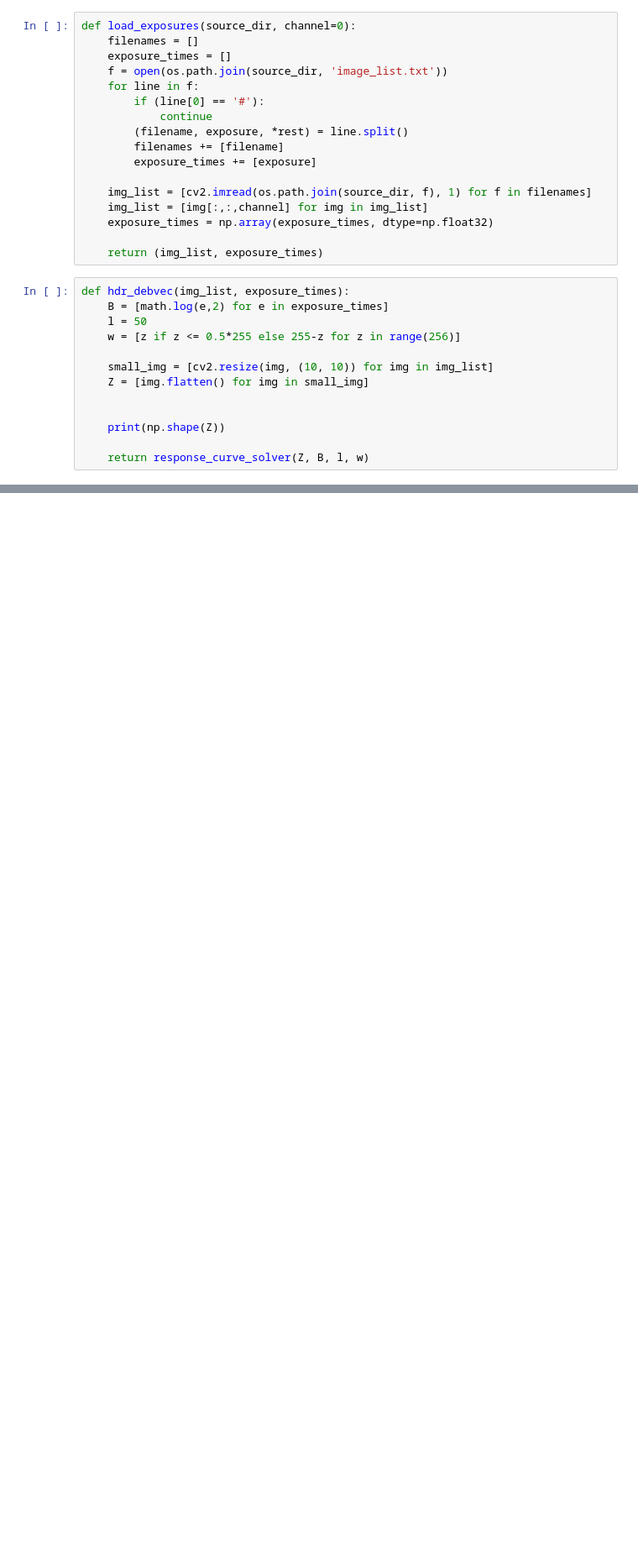
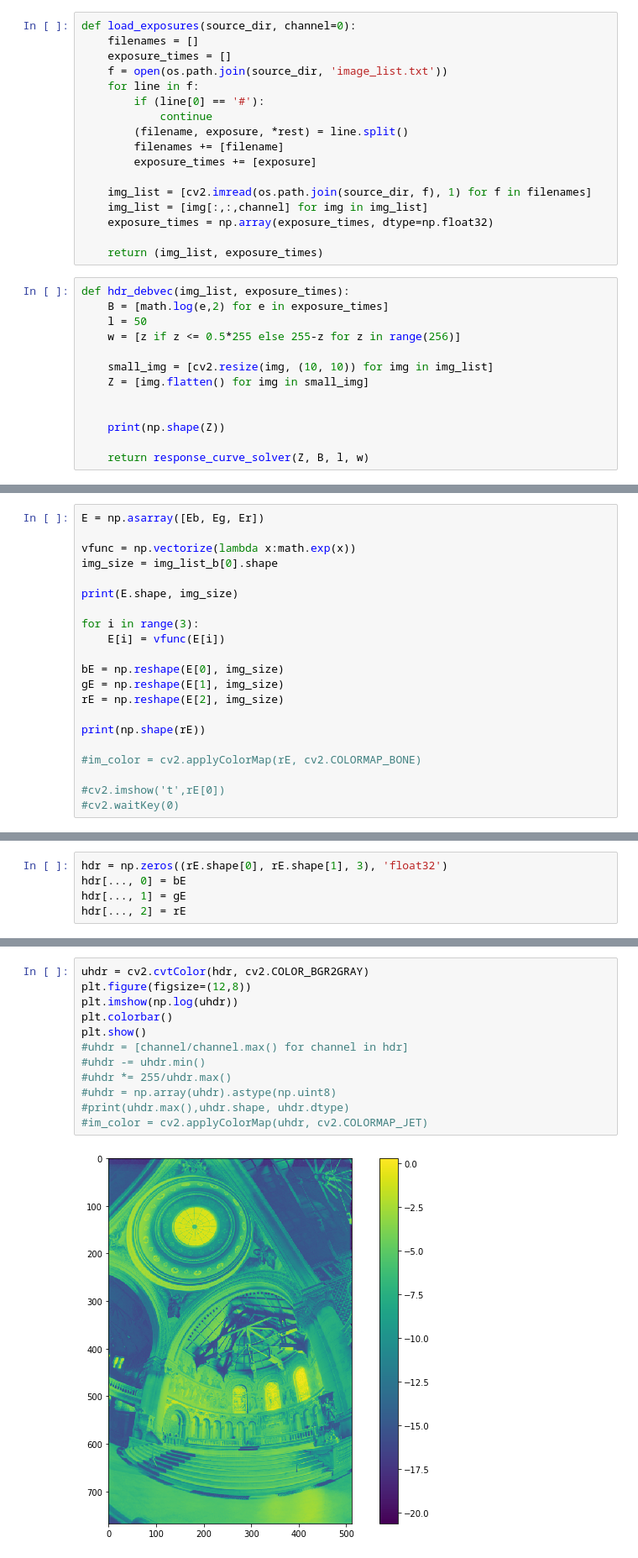
Before and after one commit to SSARCandy/HDR-imaging, a Jupyter notebook: HDR-playground.ipynb, the cells around one changed output, grey strips where cells are left out. Shown at 84% size. Saved outputs shown, nothing was run; the diff lists cells and outputs as text; blank space fills up the shorter version.

```diff
--- a/HDR-playground.ipynb
+++ b/HDR-playground.ipynb
@@ -118,0 +155,21 @@ plt.show()
+# %%
+E = np.asarray([Eb, Eg, Er])
+
+vfunc = np.vectorize(lambda x:math.exp(x))
+img_size = img_list_b[0].shape
+
+print(E.shape, img_size)
+
+for i in range(3):
+    E[i] = vfunc(E[i])
+
+bE = np.reshape(E[0], img_size)
+gE = np.reshape(E[1], img_size)
+rE = np.reshape(E[2], img_size)
+
+print(np.shape(rE))
+
+#im_color = cv2.applyColorMap(rE, cv2.COLORMAP_BONE)
+
+#cv2.imshow('t',rE[0])
+#cv2.waitKey(0)
@@ -118,0 +179,5 @@ plt.show()
+# %%
+hdr = np.zeros((rE.shape[0], rE.shape[1], 3), 'float32')
+hdr[..., 0] = bE
+hdr[..., 1] = gE
+hdr[..., 2] = rE
@@ -118,0 +189,14 @@ plt.show()
+# %%
+uhdr = cv2.cvtColor(hdr, cv2.COLOR_BGR2GRAY)
+plt.figure(figsize=(12,8))
+plt.imshow(np.log(uhdr))
+plt.colorbar()
+plt.show()
+#uhdr = [channel/channel.max() for channel in hdr]
+#uhdr -= uhdr.min()
+#uhdr *= 255/uhdr.max()
+#uhdr = np.array(uhdr).astype(np.uint8)
+#print(uhdr.max(),uhdr.shape, uhdr.dtype)
+#im_color = cv2.applyColorMap(uhdr, cv2.COLORMAP_JET)
+# %% [output]
+[figure, added]
```
Also changed, not shown: parts of 15 cells of this notebook, 1 other file.
